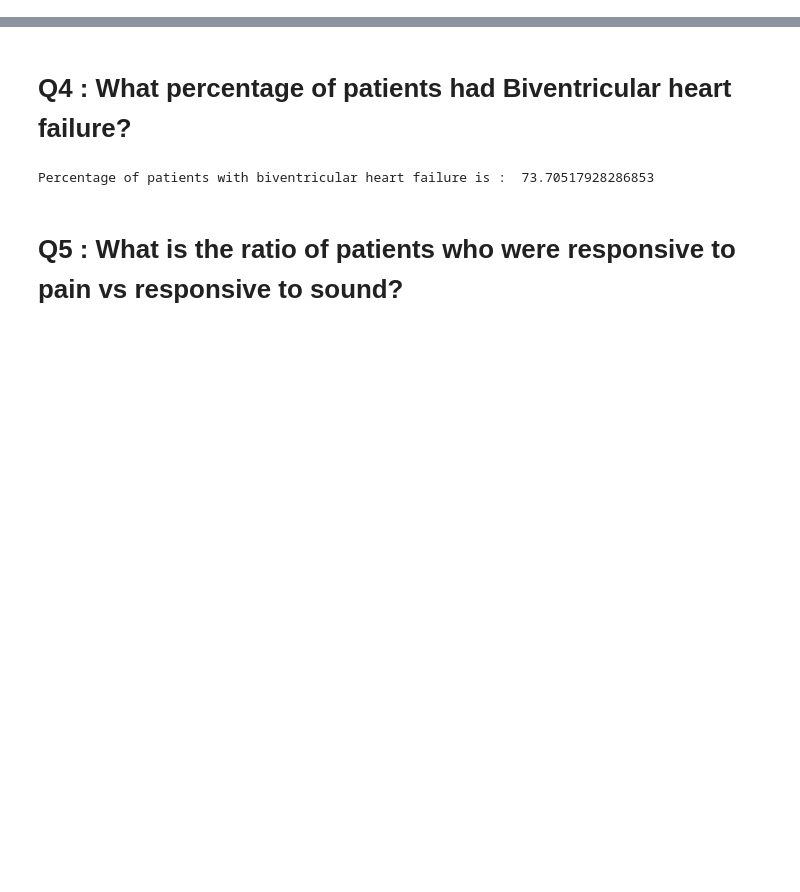
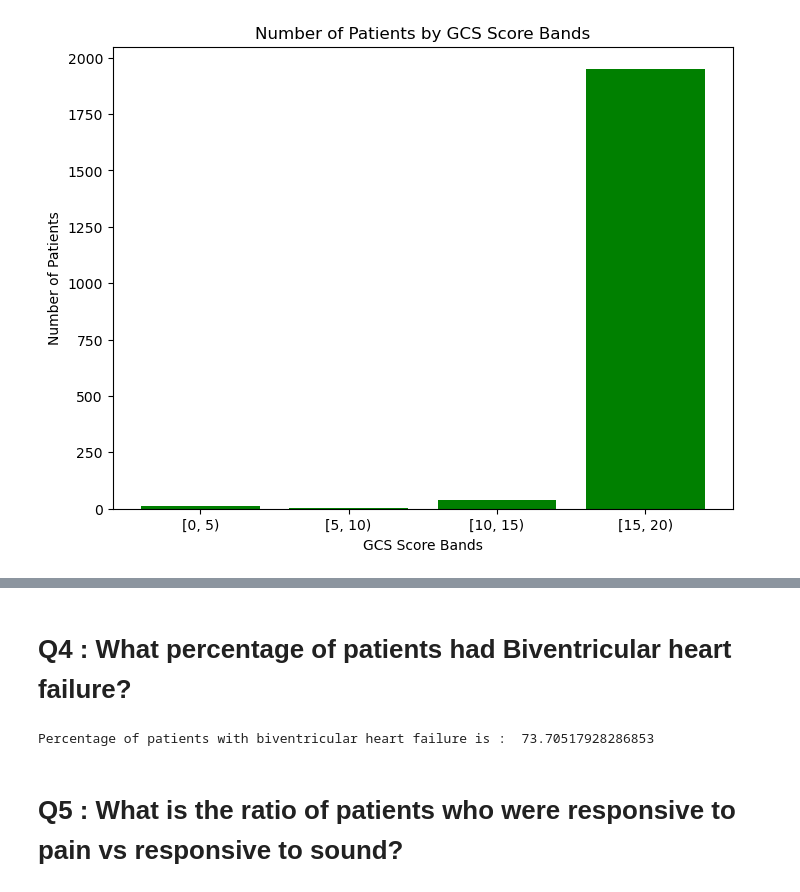
Before and after one commit to GomathiPro/Team20_DataTitans_PythonHackathon_Apr24, a Jupyter notebook: Team20_DataTitans_Main80Questions.ipynb, the cells around one changed output, grey strips where cells are left out. Cells and saved outputs as stored; diff of their text form; code cells hidden in the pictures; blank space fills up the shorter version.

```diff
--- a/Team20_DataTitans_Main80Questions.ipynb
+++ b/Team20_DataTitans_Main80Questions.ipynb
@@ -60,0 +102,19 @@ prescriptions=pd.read_excel('Cardiac_Outcomes.xlsx',"Patient_Precriptions")
+# %%
+#GCS scores of patients
+#Glasgow Coma Scale (GCS) is used to objectively describe the extent of impaired consciousness in all types of acute medical and trauma patients.
+
+# Create a pandas DataFrame
+# Group the GCS scores into slabs of 5 and count the number of patients under each band of score
+bins = [0, 5, 10,15, 20]
+responsivenes['GCS Band'] = pd.cut(responsivenes['GCS'], bins=bins, right=False)
+patient_count = responsivenes['GCS Band'].value_counts().sort_index()
+
+# Plot a bar graph
+plt.figure(figsize=(8, 6))
+plt.bar(patient_count.index.astype(str), patient_count.values, color='green')
+plt.xlabel('GCS Score Bands')
+plt.ylabel('Number of Patients')
+plt.title('Number of Patients by GCS Score Bands')
+plt.show()
+# %% [output]
+[figure, added]
```
Also changed, not shown: parts of 27 cells of this notebook.
